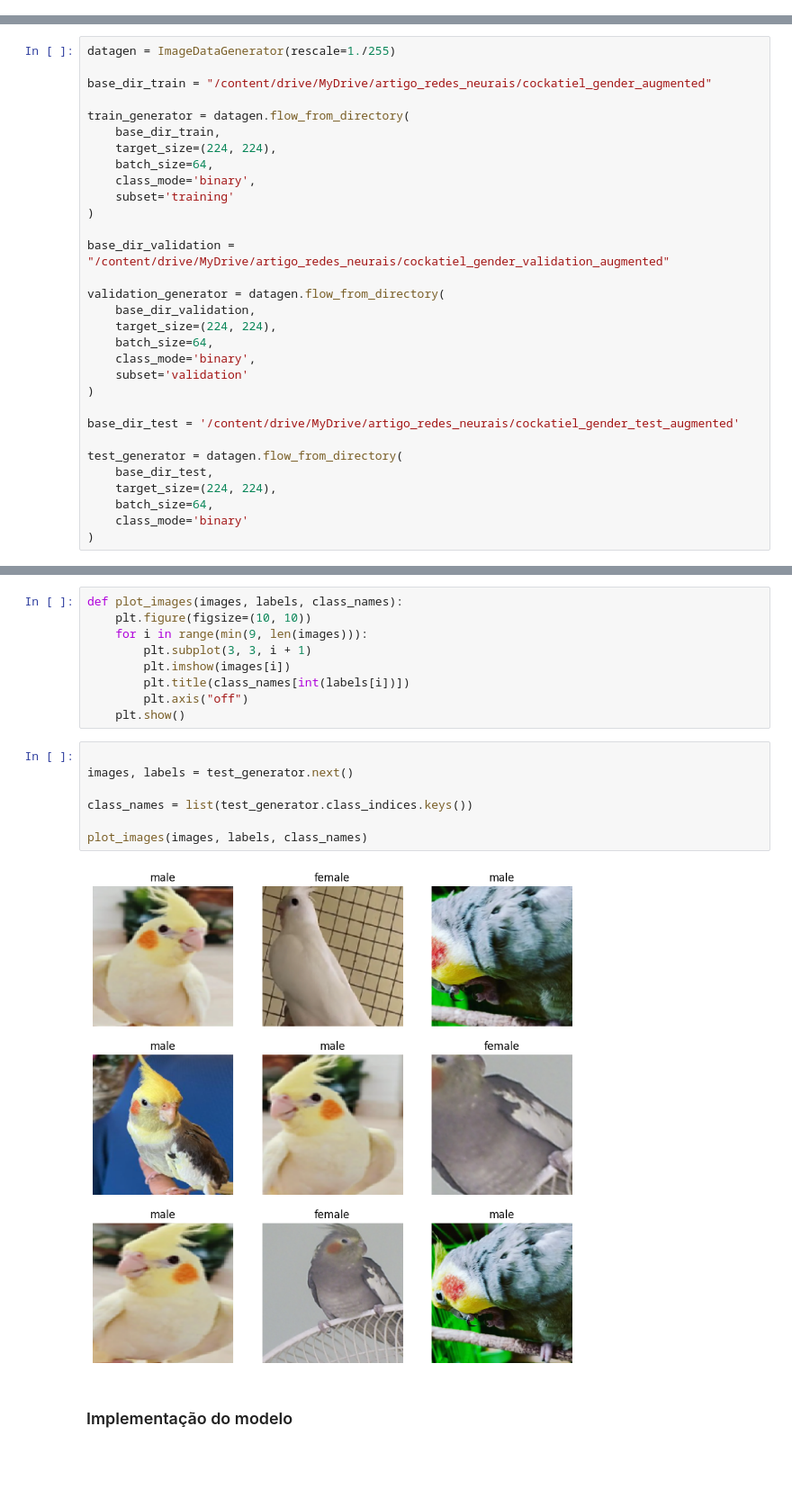
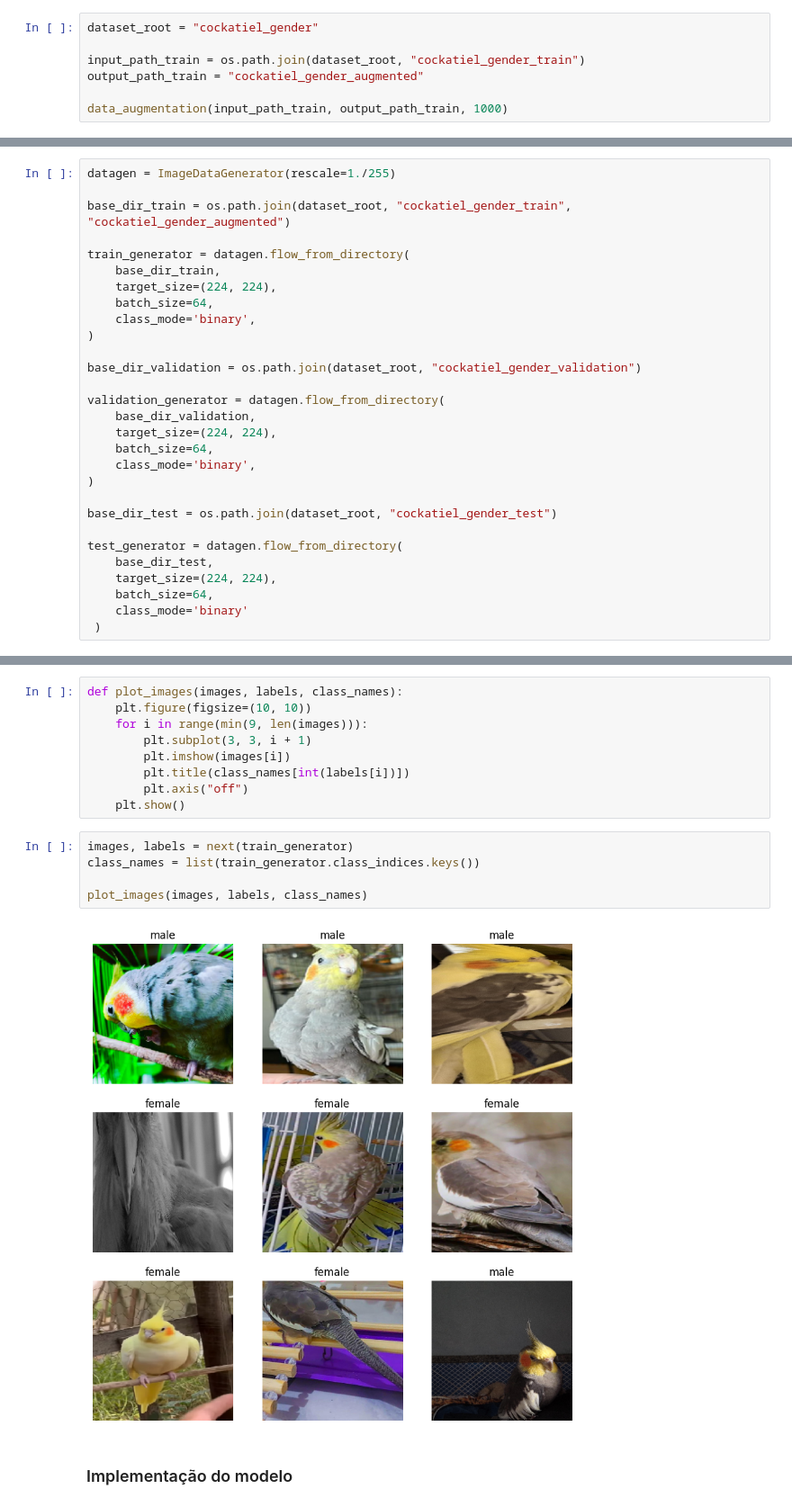
Before and after one commit to a-mendes/cockatiel-gender-identification-cnn, a Jupyter notebook: Identificação_de_Gênero_em_Calopstas.ipynb, the cells around one changed output, grey strips where cells are left out. Shown at 90% size. Cells and saved outputs as stored; diff of their text form; blank space fills up the shorter version.

Commit message:
feat: dataset integration and augmentation

```diff
--- a/Identificação_de_Gênero_em_Calopstas.ipynb
+++ b/Identificação_de_Gênero_em_Calopstas.ipynb
@@ -75,0 +100,7 @@ Output directory set to /content/drive/MyDrive/artigo_redes_neurais/cockatiel_ge
+# %%
+dataset_root = "cockatiel_gender"
+
+input_path_train = os.path.join(dataset_root, "cockatiel_gender_train")
+output_path_train = "cockatiel_gender_augmented"
+
+data_augmentation(input_path_train, output_path_train, 1000)
@@ -76,32 +110,30 @@ Output directory set to /content/drive/MyDrive/artigo_redes_neurais/cockatiel_ge
 # %%
 datagen = ImageDataGenerator(rescale=1./255)
 
-base_dir_train = "/content/drive/MyDrive/artigo_redes_neurais/cockatiel_gender_augmented"
+base_dir_train = os.path.join(dataset_root, "cockatiel_gender_train", "cockatiel_gender_augmented")
 
 train_generator = datagen.flow_from_directory(
     base_dir_train,
     target_size=(224, 224),
     batch_size=64,
     class_mode='binary',
-    subset='training'
 )
 
-base_dir_validation = "/content/drive/MyDrive/artigo_redes_neurais/cockatiel_gender_validation_augmented"
+base_dir_validation = os.path.join(dataset_root, "cockatiel_gender_validation")
 
 validation_generator = datagen.flow_from_directory(
     base_dir_validation,
     target_size=(224, 224),
     batch_size=64,
     class_mode='binary',
-    subset='validation'
 )
 
-base_dir_test = '/content/drive/MyDrive/artigo_redes_neurais/cockatiel_gender_test_augmented'
+base_dir_test = os.path.join(dataset_root, "cockatiel_gender_test")
 
 test_generator = datagen.flow_from_directory(
     base_dir_test,
     target_size=(224, 224),
     batch_size=64,
     class_mode='binary'
-)
+ )
 # %% [output]
@@ -118,14 +150,12 @@ def plot_images(images, labels, class_names):
         plt.axis("off")
     plt.show()
 # %%
-
-images, labels = test_generator.next()
-
-class_names = list(test_generator.class_indices.keys())
+images, labels = next(train_generator)
+class_names = list(train_generator.class_indices.keys())
 
 plot_images(images, labels, class_names)
 # %% [output]
-[figure, old version]
+[figure, new version]
 # %% [markdown]
 ### Implementação do modelo
 # %%
```
Also changed, not shown: parts of 13 cells of this notebook, 1 other file.
